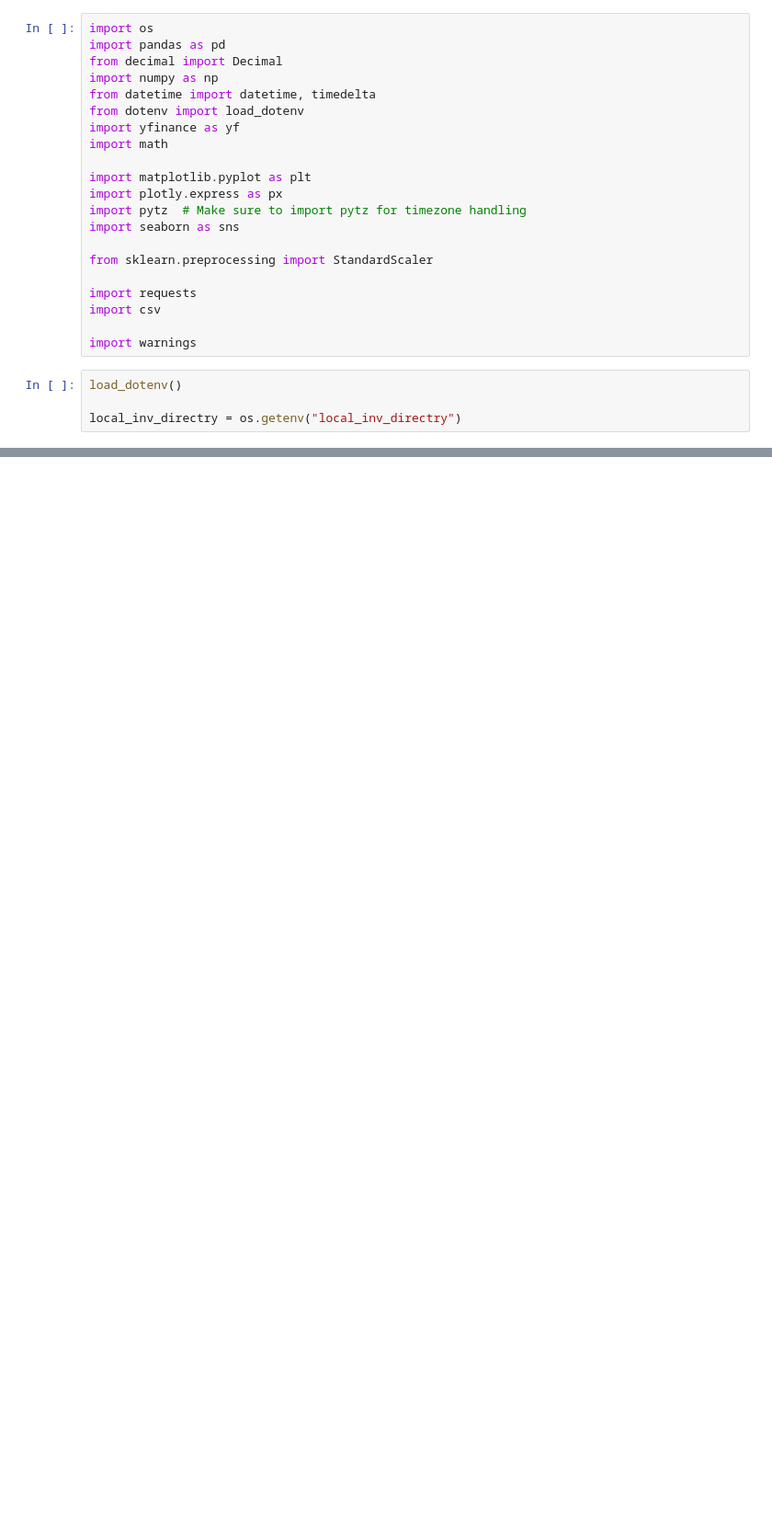
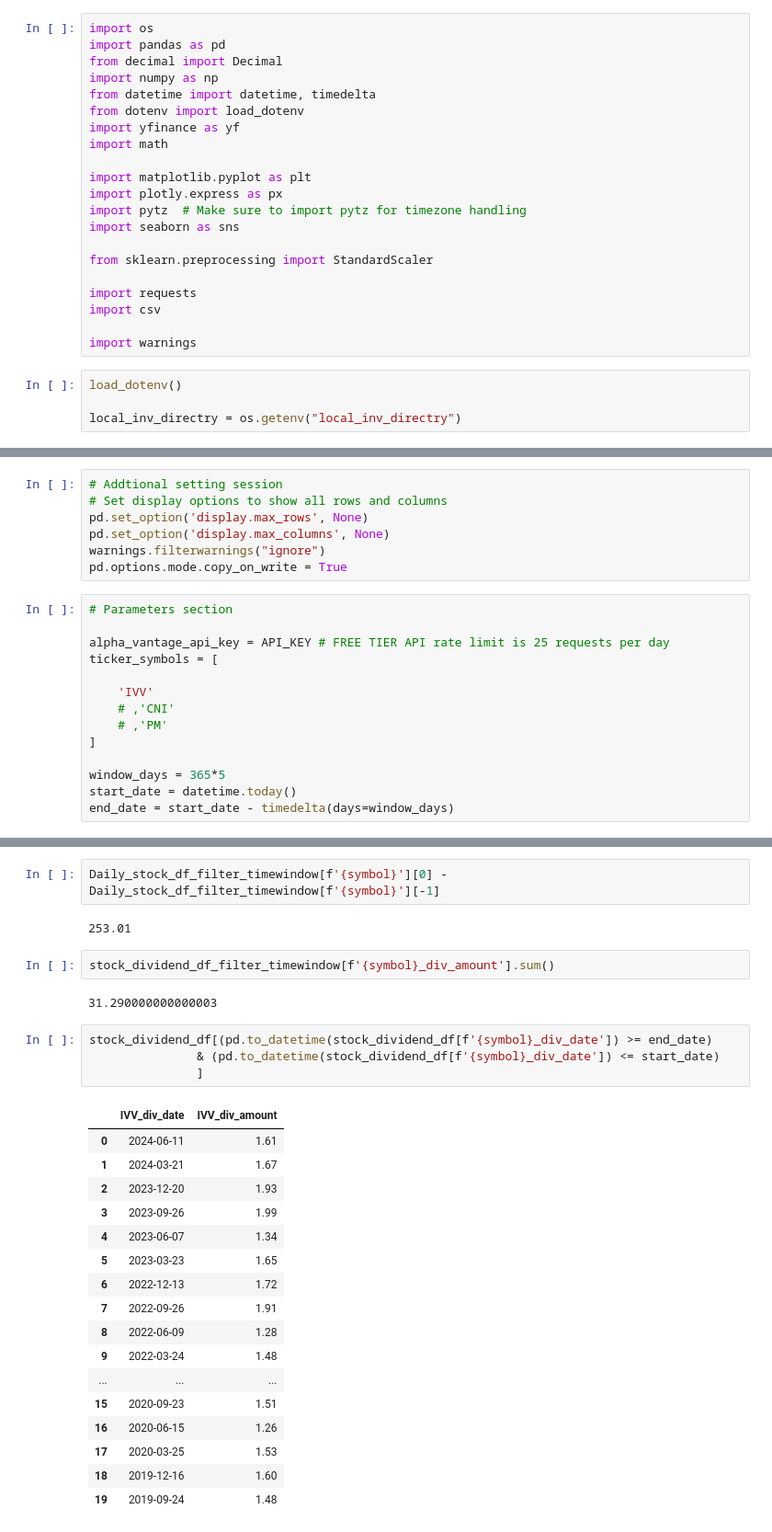
Before and after one commit to tangj310/Inv_equity, a Jupyter notebook: STOCK_COMPARISON.ipynb, the cells around one changed output, grey strips where cells are left out. Shown at 92% size. Cells and saved outputs as stored; diff of their text form; blank space fills up the shorter version.

```diff
--- a/STOCK_COMPARISON.ipynb
+++ b/STOCK_COMPARISON.ipynb
@@ -73,0 +99,21 @@ plt.show()
+# %%
+# Addtional setting session
+# Set display options to show all rows and columns
+pd.set_option('display.max_rows', None)
+pd.set_option('display.max_columns', None)
+warnings.filterwarnings("ignore")
+pd.options.mode.copy_on_write = True
+# %%
+# Parameters section
+
+alpha_vantage_api_key = API_KEY # FREE TIER API rate limit is 25 requests per day
+ticker_symbols = [
+
+    'IVV'
+    # ,'CNI'
+    # ,'PM'
+]
+
+window_days = 365*5
+start_date = datetime.today()
+end_date = start_date - timedelta(days=window_days)
@@ -73,0 +206,30 @@ plt.show()
+# %%
+Daily_stock_df_filter_timewindow[f'{symbol}'][0] - Daily_stock_df_filter_timewindow[f'{symbol}'][-1]
+# %% [output]
+253.01
+# %%
+stock_dividend_df_filter_timewindow[f'{symbol}_div_amount'].sum()
+# %% [output]
+31.290000000000003
+# %%
+stock_dividend_df[(pd.to_datetime(stock_dividend_df[f'{symbol}_div_date']) >= end_date)
+               & (pd.to_datetime(stock_dividend_df[f'{symbol}_div_date']) <= start_date)
+               ]
+# %% [output]
+|  | IVV_div_date | IVV_div_amount |
+| 0 | 2024-06-11 | 1.61 |
+| 1 | 2024-03-21 | 1.67 |
+| 2 | 2023-12-20 | 1.93 |
+| 3 | 2023-09-26 | 1.99 |
+| 4 | 2023-06-07 | 1.34 |
+| 5 | 2023-03-23 | 1.65 |
+| 6 | 2022-12-13 | 1.72 |
+| 7 | 2022-09-26 | 1.91 |
+| 8 | 2022-06-09 | 1.28 |
+| 9 | 2022-03-24 | 1.48 |
+| ... | ... | ... |
+| 15 | 2020-09-23 | 1.51 |
+| 16 | 2020-06-15 | 1.26 |
+| 17 | 2020-03-25 | 1.53 |
+| 18 | 2019-12-16 | 1.60 |
+| 19 | 2019-09-24 | 1.48 |
```
Also changed, not shown: parts of 6 cells of this notebook, 1 other file.
